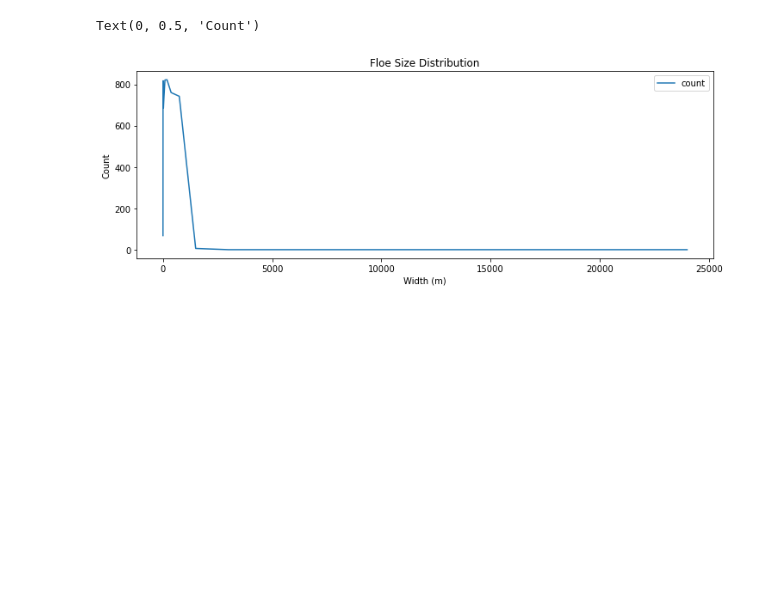
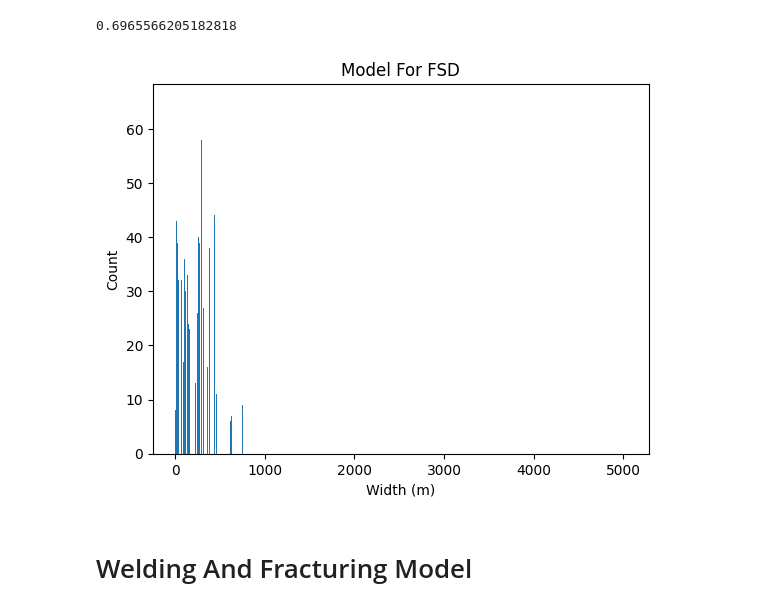
Before and after one commit to Marissa-working/Ice-Floe-Research, a Jupyter notebook: ice_floe.ipynb, the cells around one changed output. Saved outputs shown, nothing was run; the diff lists cells and outputs as text; code cells hidden in the pictures; blank space fills up the shorter version.

Commit message:
Fine tuning the model, adding weld rate

```diff
--- a/ice_floe.ipynb
+++ b/ice_floe.ipynb
@@ -30,45 +44,63 @@ def rand_wave():
 
 wavelength, time_period = rand_wave()
 # %%
-fsd = {}
+# make an initial dictionary of sizes and counts based off the normal distribution with mean 2400
 
-fsd[24000.0] = 1                          # ice width in meters
+fsd_dict = {}
+
+for value in fsd:
+    if round(value) in fsd_dict:
+        fsd_dict[round(value)] += 1
+    else:
+        fsd_dict[round(value)] = 1
+#fsd[24000.0] = 1                          # ice width in meters
 total_time = 0
 break_num = 0
+posibilities = 0
 
-for i in range(3600):
+for i in range(1000000):
     if total_time >= 86400:                 # stops after one day has passed
         break
-    sizes = list(fsd.keys())               # get a list of all the available sizes
+    posibilities += 1
+    sizes = list(fsd_dict.keys())               # get a list of all the available sizes
     location = float(random.choice(sizes))   # choose a random spot were the ice will split
     wavelength, time_period = rand_wave()         # get a random wavelength
     total_time += time_period
-    if fsd[location] == 0:
+    if fsd_dict[location] == 0:
         continue
     elif location/wavelength > 1:            # see if the ice will break
         break_num += 1
         new_ice = location/2              # make a variable for the new ice dimensions
-        fsd[location] += -1
-        if new_ice in fsd:                 # check and see if this new ice is in the dict
-            fsd[new_ice] += 4              # add four to the count (bc ice divides into four pices)
+        fsd_dict[location] += -1
+        if new_ice in fsd_dict:                 # check and see if this new ice is in the dict
+            fsd_dict[new_ice] += 4              # add four to the count (bc ice divides into four pices)
                        # remove one from the old size since it broke
         else:
-            fsd[new_ice] = 4               # if not in dict, add to dict
+            fsd_dict[new_ice] = 4               # if not in dict, add to dict
 
 bps = (break_num/86400)  # breaks per second
 bpm = bps* 60   # breaks per minute
+
+break_num/posibilities
+# %% [output]
+0.6965566205182818
 # %%
-sizes = list(fsd.keys())
-counts = list(fsd.values())
+import numpy as np
+
+sizes = list(fsd_dict.keys())
+counts = list(fsd_dict.values())
 
 d = {'sizes': sizes, 'count': counts}
 ice = pd.DataFrame(data=d)
 
+plt.bar(sizes, counts,
+        width = 0.4)
 
-ax = ice.plot.line(x="sizes", y="count", figsize=(12, 4))
-ax.set_title("Floe Size Distribution")
-ax.set_xlabel("Width (m)")
-ax.set_ylabel("Count")
+plt.xlabel("Width (m)")
+plt.ylabel("Count")
+plt.title("Model For FSD")
+plt.show()
 # %% [output]
-Text(0, 0.5, 'Count')
-[figure, old version]
+[figure, new version]
+# %% [markdown]
+  # Welding And Fracturing Model
```
Also changed, not shown: parts of 11 cells of this notebook.
